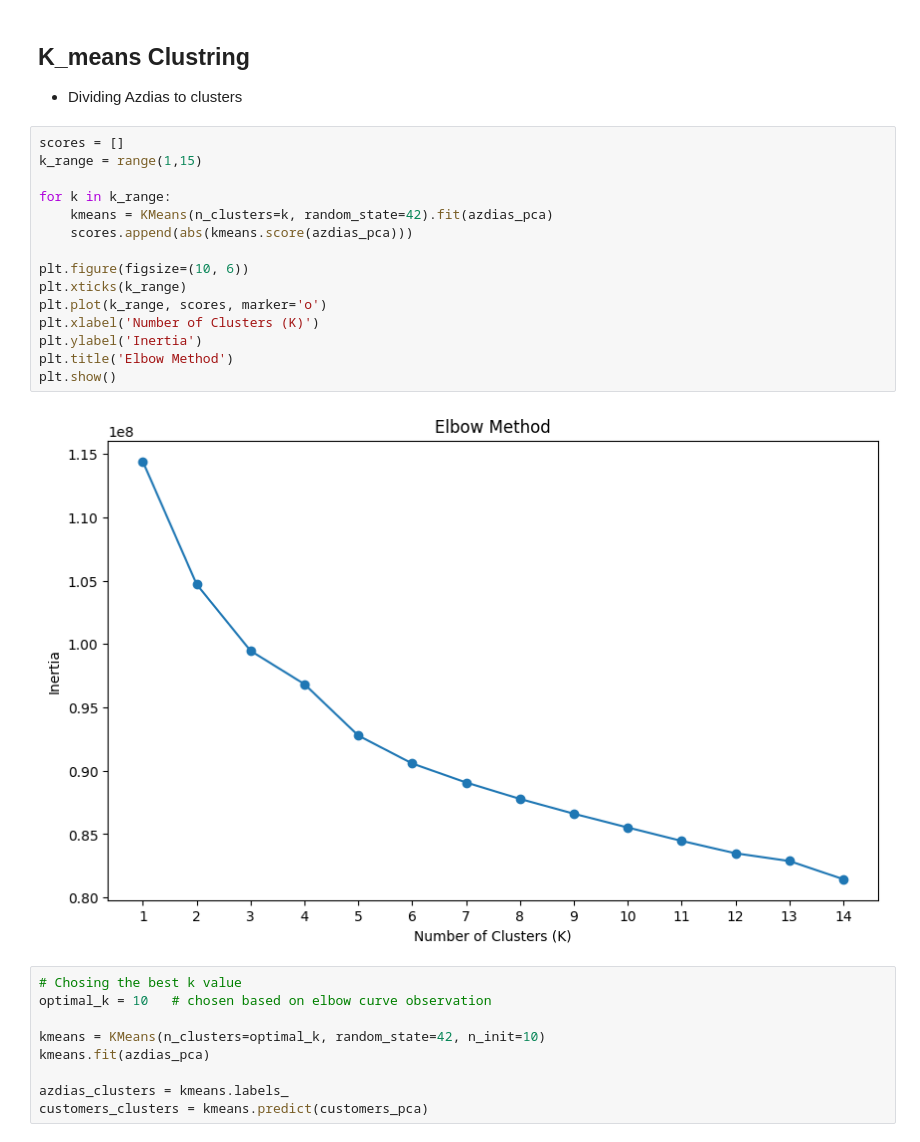
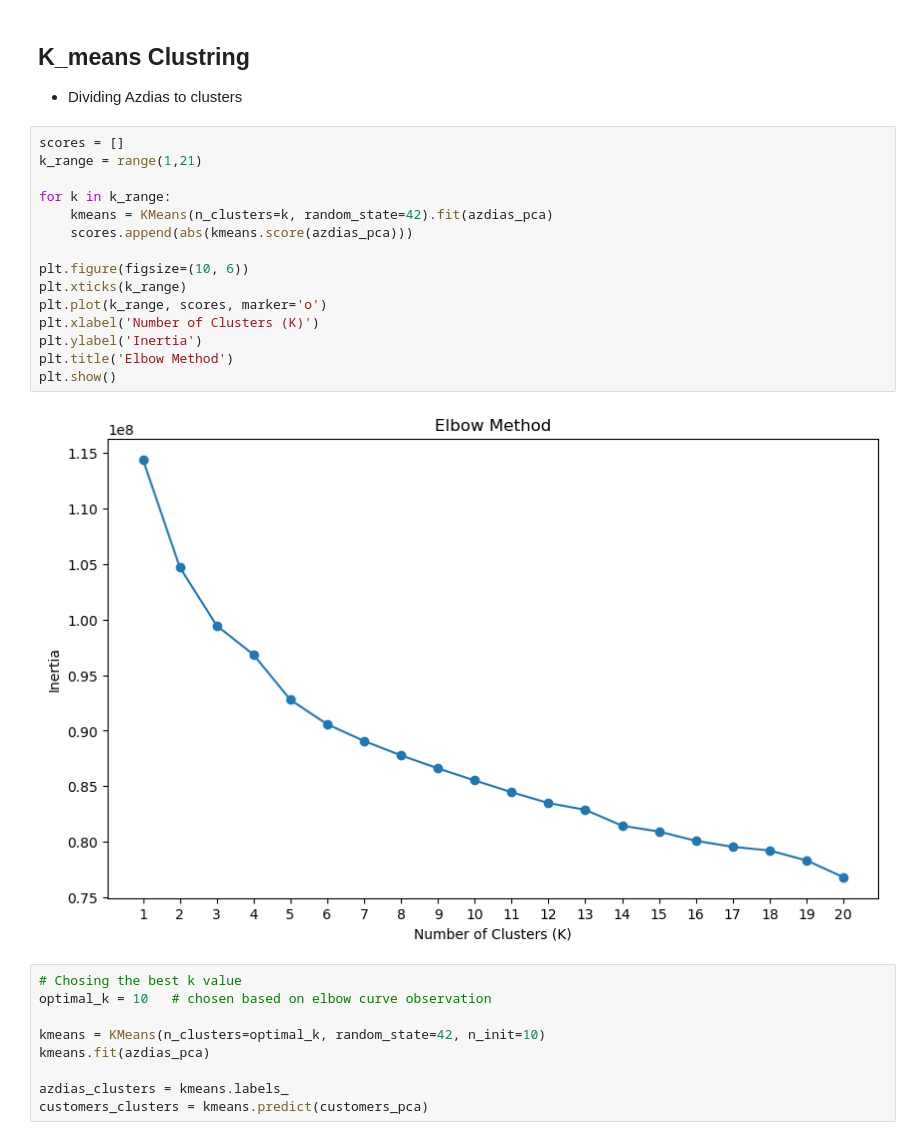
Before and after one commit to mohamed-295/UnsupervisedML_Project, a Jupyter notebook: UnsupervisedML_Project.ipynb, the cells around one changed output. Drawn from its saved outputs; the diff is of its cells as text.

```diff
--- a/UnsupervisedML_Project.ipynb
+++ b/UnsupervisedML_Project.ipynb
@@ -265,21 +293,21 @@ plot_pca_weights(azdias_clean, pca, 1)
  * Dividing Azdias to clusters
 # %%
 scores = []
-k_range = range(1,15)
+k_range = range(1,21)
 
 for k in k_range:
     kmeans = KMeans(n_clusters=k, random_state=42).fit(azdias_pca)
     scores.append(abs(kmeans.score(azdias_pca)))
 
 plt.figure(figsize=(10, 6))
 plt.xticks(k_range)
 plt.plot(k_range, scores, marker='o')
 plt.xlabel('Number of Clusters (K)')
 plt.ylabel('Inertia')
 plt.title('Elbow Method')
 plt.show()
 # %% [output]
-[figure, old version]
+[figure, new version]
 # %%
 # Chosing the best k value
 optimal_k = 10   # chosen based on elbow curve observation
```
Also changed, not shown: parts of 6 cells of this notebook.
